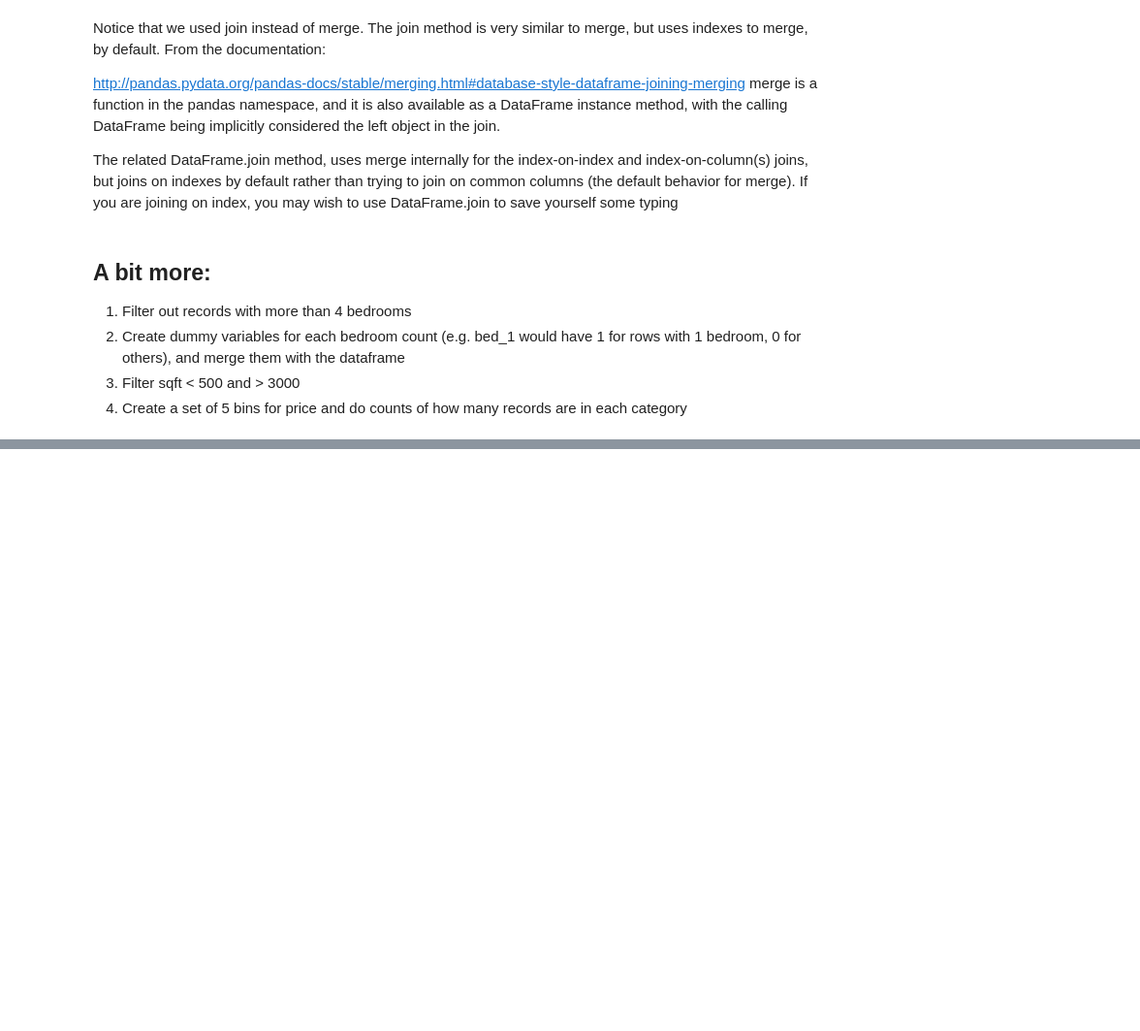
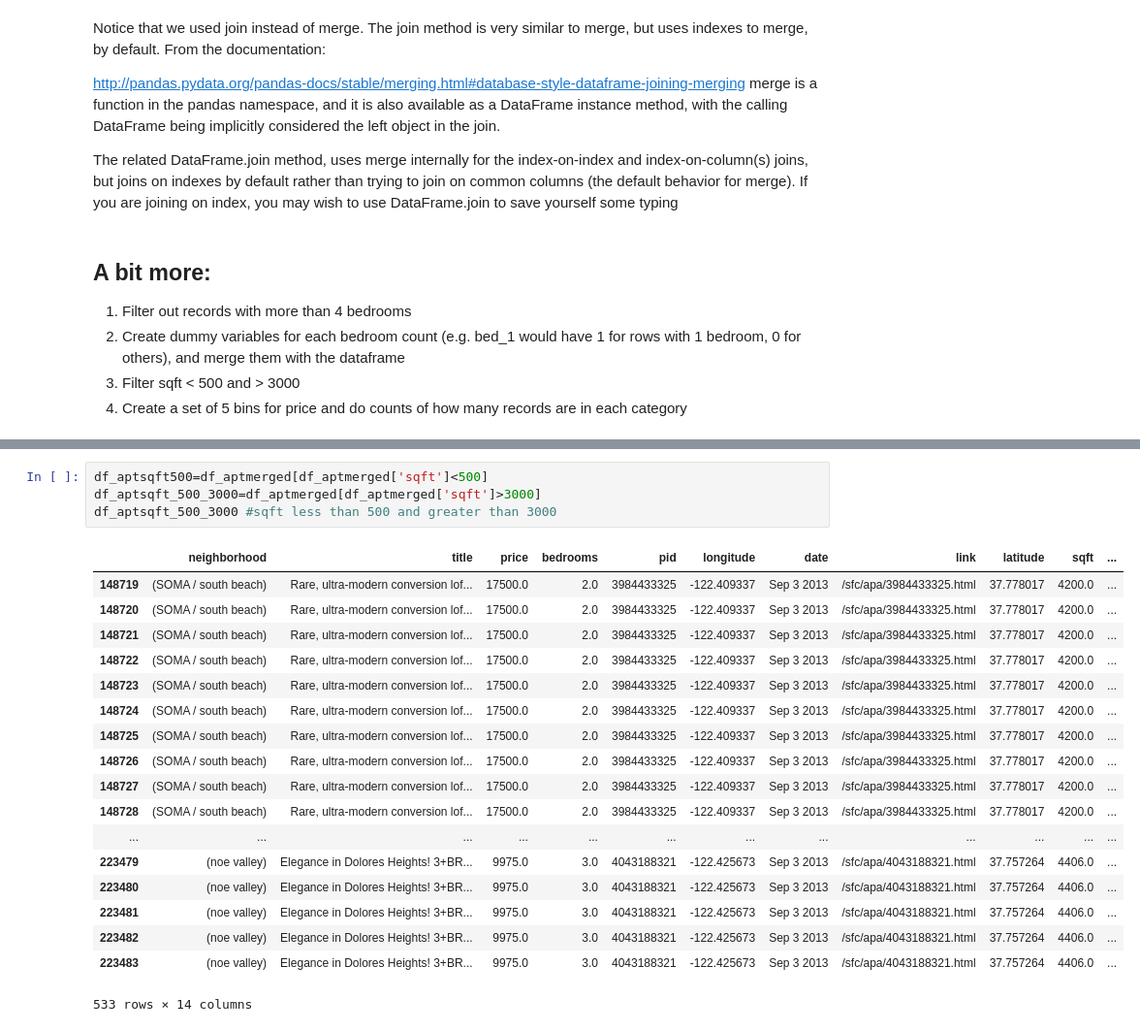
Before and after one commit to jawadmhoque/ce599, a Jupyter notebook: 07-Data Wrangling/data-wrangling.ipynb, the cells around one changed output, grey strips where cells are left out. Shown at 97% size. Drawn from its saved outputs; the diff is of its cells as text; blank space fills up the shorter version.

```diff
--- a/07-Data Wrangling/data-wrangling.ipynb
+++ b/07-Data Wrangling/data-wrangling.ipynb
@@ -619,0 +682,23 @@ data.describe()
+# %%
+df_aptsqft500=df_aptmerged[df_aptmerged['sqft']<500]
+df_aptsqft_500_3000=df_aptmerged[df_aptmerged['sqft']>3000]
+df_aptsqft_500_3000 #sqft less than 500 and greater than 3000
+# %% [output]
+|  | neighborhood | title | price | bedrooms | pid | longitude | date | link | latitude | sqft | ... |
+| 148719 | (SOMA / south beach) | Rare, ultra-modern conversion lof... | 17500.0 | 2.0 | 3984433325 | -122.409337 | Sep 3 2013 | /sfc/apa/3984433325.html | 37.778017 | 4200.0 | ... |
+| 148720 | (SOMA / south beach) | Rare, ultra-modern conversion lof... | 17500.0 | 2.0 | 3984433325 | -122.409337 | Sep 3 2013 | /sfc/apa/3984433325.html | 37.778017 | 4200.0 | ... |
+| 148721 | (SOMA / south beach) | Rare, ultra-modern conversion lof... | 17500.0 | 2.0 | 3984433325 | -122.409337 | Sep 3 2013 | /sfc/apa/3984433325.html | 37.778017 | 4200.0 | ... |
+| 148722 | (SOMA / south beach) | Rare, ultra-modern conversion lof... | 17500.0 | 2.0 | 3984433325 | -122.409337 | Sep 3 2013 | /sfc/apa/3984433325.html | 37.778017 | 4200.0 | ... |
+| 148723 | (SOMA / south beach) | Rare, ultra-modern conversion lof... | 17500.0 | 2.0 | 3984433325 | -122.409337 | Sep 3 2013 | /sfc/apa/3984433325.html | 37.778017 | 4200.0 | ... |
+| 148724 | (SOMA / south beach) | Rare, ultra-modern conversion lof... | 17500.0 | 2.0 | 3984433325 | -122.409337 | Sep 3 2013 | /sfc/apa/3984433325.html | 37.778017 | 4200.0 | ... |
+| 148725 | (SOMA / south beach) | Rare, ultra-modern conversion lof... | 17500.0 | 2.0 | 3984433325 | -122.409337 | Sep 3 2013 | /sfc/apa/3984433325.html | 37.778017 | 4200.0 | ... |
+| 148726 | (SOMA / south beach) | Rare, ultra-modern conversion lof... | 17500.0 | 2.0 | 3984433325 | -122.409337 | Sep 3 2013 | /sfc/apa/3984433325.html | 37.778017 | 4200.0 | ... |
+| 148727 | (SOMA / south beach) | Rare, ultra-modern conversion lof... | 17500.0 | 2.0 | 3984433325 | -122.409337 | Sep 3 2013 | /sfc/apa/3984433325.html | 37.778017 | 4200.0 | ... |
+| 148728 | (SOMA / south beach) | Rare, ultra-modern conversion lof... | 17500.0 | 2.0 | 3984433325 | -122.409337 | Sep 3 2013 | /sfc/apa/3984433325.html | 37.778017 | 4200.0 | ... |
+| ... | ... | ... | ... | ... | ... | ... | ... | ... | ... | ... | ... |
+| 223479 | (noe valley) | Elegance in Dolores Heights! 3+BR... | 9975.0 | 3.0 | 4043188321 | -122.425673 | Sep 3 2013 | /sfc/apa/4043188321.html | 37.757264 | 4406.0 | ... |
+| 223480 | (noe valley) | Elegance in Dolores Heights! 3+BR... | 9975.0 | 3.0 | 4043188321 | -122.425673 | Sep 3 2013 | /sfc/apa/4043188321.html | 37.757264 | 4406.0 | ... |
+| 223481 | (noe valley) | Elegance in Dolores Heights! 3+BR... | 9975.0 | 3.0 | 4043188321 | -122.425673 | Sep 3 2013 | /sfc/apa/4043188321.html | 37.757264 | 4406.0 | ... |
+| 223482 | (noe valley) | Elegance in Dolores Heights! 3+BR... | 9975.0 | 3.0 | 4043188321 | -122.425673 | Sep 3 2013 | /sfc/apa/4043188321.html | 37.757264 | 4406.0 | ... |
+| 223483 | (noe valley) | Elegance in Dolores Heights! 3+BR... | 9975.0 | 3.0 | 4043188321 | -122.425673 | Sep 3 2013 | /sfc/apa/4043188321.html | 37.757264 | 4406.0 | ... |
+533 rows × 14 columns
```
Also changed, not shown: parts of 4 cells of this notebook, 1 other file.
